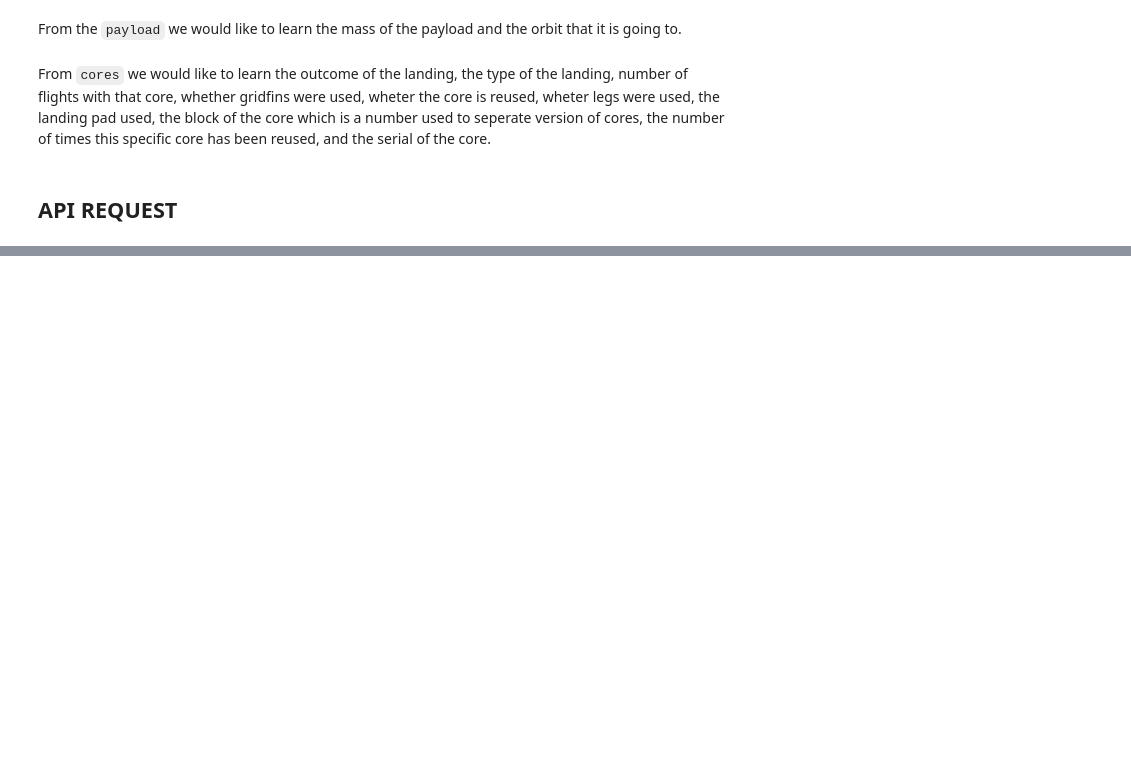
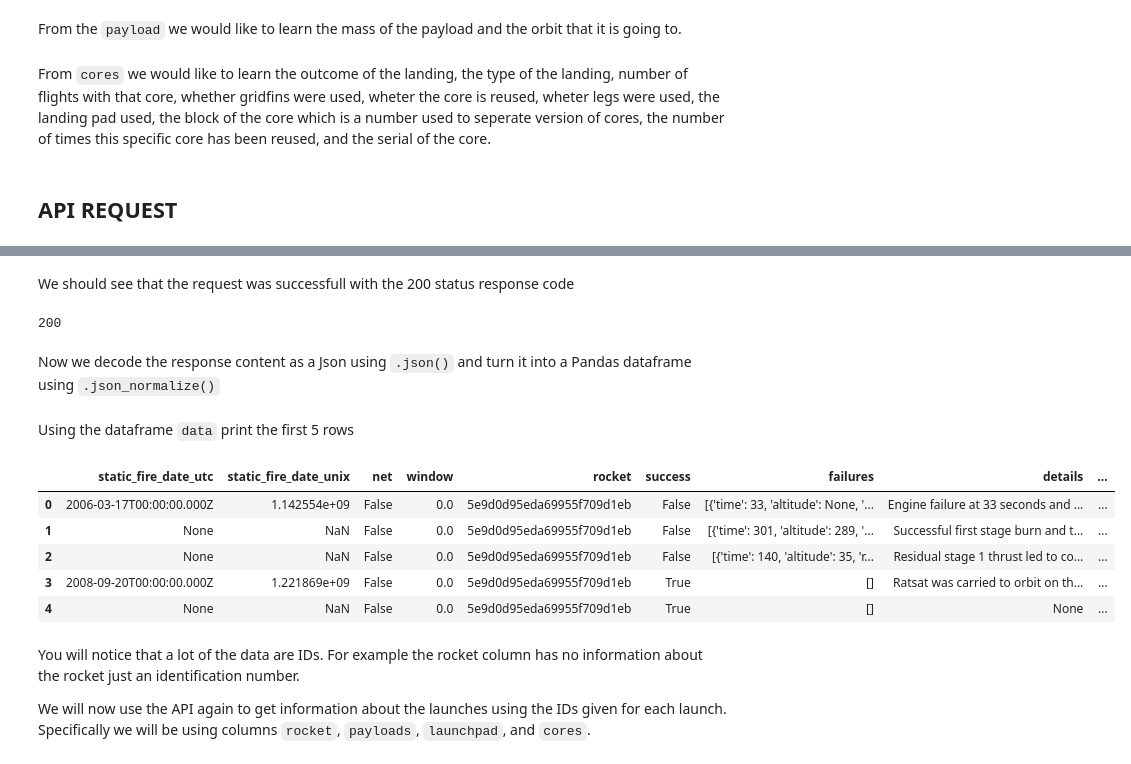
Before and after one commit to daianeklein/ibm-data-data-science-professional-certificate, a Jupyter notebook: Final-assignment/01-jupyter-notebooks-analysis/ibm-notebooks/00-final-notebook.ipynb, the cells around one changed output, grey strips where cells are left out. Saved outputs shown, nothing was run; the diff lists cells and outputs as text; code cells hidden in the pictures; blank space fills up the shorter version.

```diff
--- a/Final-assignment/01-jupyter-notebooks-analysis/ibm-notebooks/00-final-notebook.ipynb
+++ b/Final-assignment/01-jupyter-notebooks-analysis/ibm-notebooks/00-final-notebook.ipynb
@@ -89,0 +96,27 @@ NameError: name 'requests' is not defined
+# %% [markdown]
+We should see that the request was successfull with the 200 status response code
+# %%
+response.status_code
+# %% [output]
+200
+# %% [markdown]
+Now we decode the response content as a Json using <code>.json()</code> and turn it into a Pandas dataframe using <code>.json_normalize()</code>
+# %%
+# Use json_normalize meethod to convert the json result into a dataframe
+data = pd.json_normalize(response.json())
+# %% [markdown]
+Using the dataframe <code>data</code> print the first 5 rows
+# %%
+# Get the head of the dataframe
+data.head()
+# %% [output]
+|  | static_fire_date_utc | static_fire_date_unix | net | window | rocket | success | failures | details | ... |
+| 0 | 2006-03-17T00:00:00.000Z | 1.142554e+09 | False | 0.0 | 5e9d0d95eda69955f709d1eb | False | [{'time': 33, 'altitude': None, '... | Engine failure at 33 seconds and ... | ... |
+| 1 | None | NaN | False | 0.0 | 5e9d0d95eda69955f709d1eb | False | [{'time': 301, 'altitude': 289, '... | Successful first stage burn and t... | ... |
+| 2 | None | NaN | False | 0.0 | 5e9d0d95eda69955f709d1eb | False | [{'time': 140, 'altitude': 35, 'r... | Residual stage 1 thrust led to co... | ... |
+| 3 | 2008-09-20T00:00:00.000Z | 1.221869e+09 | False | 0.0 | 5e9d0d95eda69955f709d1eb | True | [] | Ratsat was carried to orbit on th... | ... |
+| 4 | None | NaN | False | 0.0 | 5e9d0d95eda69955f709d1eb | True | [] | None | ... |
+# %% [markdown]
+You will notice that a lot of the data are IDs. For example the rocket column has no information about the rocket just an identification number.
+
+We will now use the API again to get information about the launches using the IDs given for each launch. Specifically we will be using columns <code>rocket</code>, <code>payloads</code>, <code>launchpad</code>, and <code>cores</code>.
```
Also changed, not shown: parts of 39 cells of this notebook, 3 other files.
